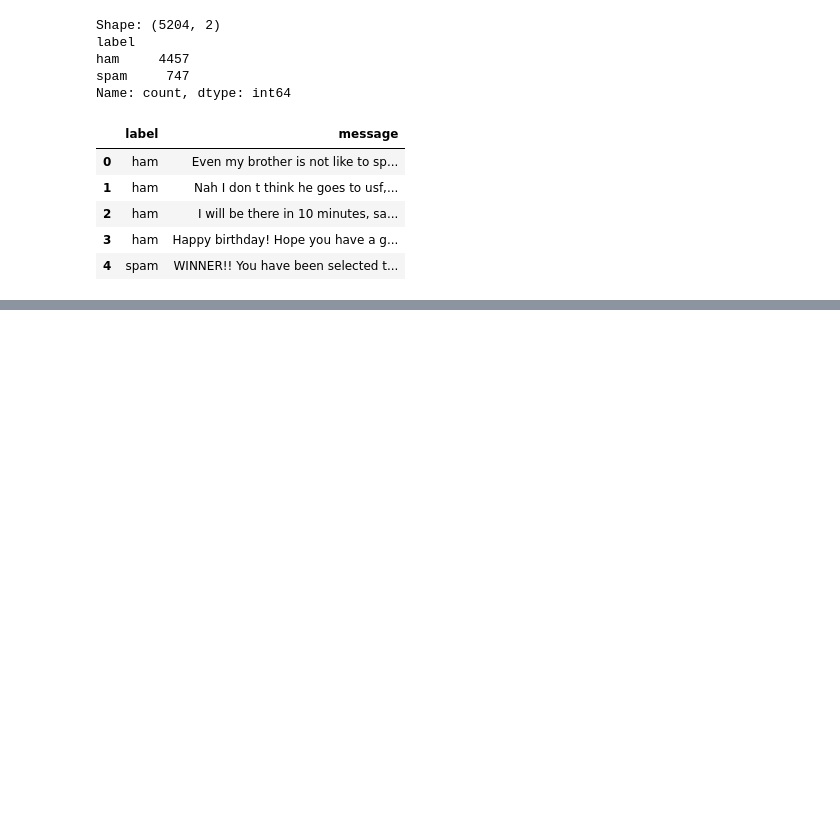
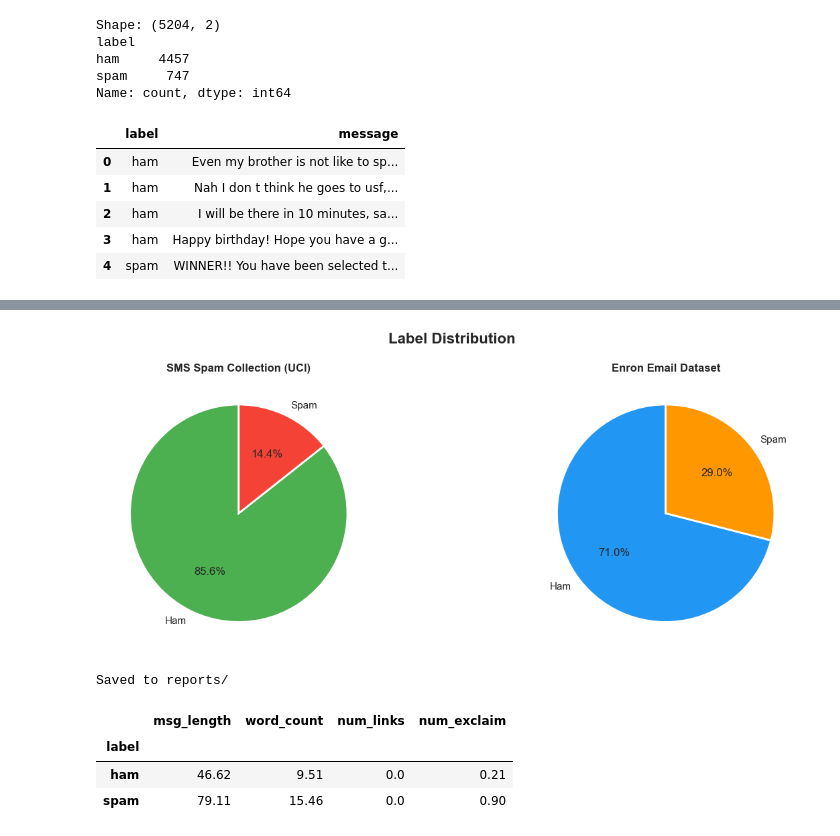
Before and after one commit to Kidrah-kun/spam-detector, a Jupyter notebook: notebooks/Phase1_Data_Exploration.ipynb, the cells around one changed output, grey strips where cells are left out. Cells and saved outputs as stored; diff of their text form; code cells hidden in the pictures; blank space fills up the shorter version.

Commit message:
finished phase 2

```diff
--- a/notebooks/Phase1_Data_Exploration.ipynb
+++ b/notebooks/Phase1_Data_Exploration.ipynb
@@ -113,0 +169,43 @@ Name: count, dtype: int64
+# %%
+fig, axes = plt.subplots(1, 2, figsize=(14, 5))
+
+for ax, df, title, colors in zip(axes,
+    [df_sms, df_enron],
+    ['SMS Spam Collection (UCI)', 'Enron Email Dataset'],
+    [['#4CAF50','#F44336'], ['#2196F3','#FF9800']]):
+    counts = df['label'].value_counts()
+    ax.pie(counts, labels=['Ham','Spam'], autopct='%1.1f%%',
+           colors=colors, startangle=90,
+           wedgeprops={'edgecolor':'white','linewidth':2})
+    ax.set_title(title, fontweight='bold')
+
+plt.suptitle('Label Distribution', fontsize=16, fontweight='bold')
+plt.tight_layout()
+
+os.makedirs('../reports', exist_ok=True)
+plt.savefig('../reports/phase1_label_distribution.png', dpi=150, bbox_inches='tight')
+plt.show()
+print('Saved to reports/')
+# %% [output]
+[figure, added]
+Saved to reports/
+# %%
+def add_features(df):
+    df = df.copy()
+    df['msg_length']  = df['message'].str.len()
+    df['word_count']  = df['message'].str.split().str.len()
+    df['num_links']   = df['message'].str.count(r'http[s]?://|www\.')
+    df['num_exclaim'] = df['message'].str.count(r'!')
+    df['num_special'] = df['message'].str.count(r'[^a-zA-Z0-9\s]')
+    df['num_digits']  = df['message'].str.count(r'\d')
+    return df
+
+df_sms   = add_features(df_sms)
+df_enron = add_features(df_enron)
+
+df_sms.groupby('label')[['msg_length','word_count','num_links','num_exclaim']].mean().round(2)
+# %% [output]
+|  | msg_length | word_count | num_links | num_exclaim |
+| label |  |  |  |  |
+| ham | 46.62 | 9.51 | 0.0 | 0.21 |
+| spam | 79.11 | 15.46 | 0.0 | 0.90 |
```
Also changed, not shown: parts of 6 cells of this notebook, 14 other files.
